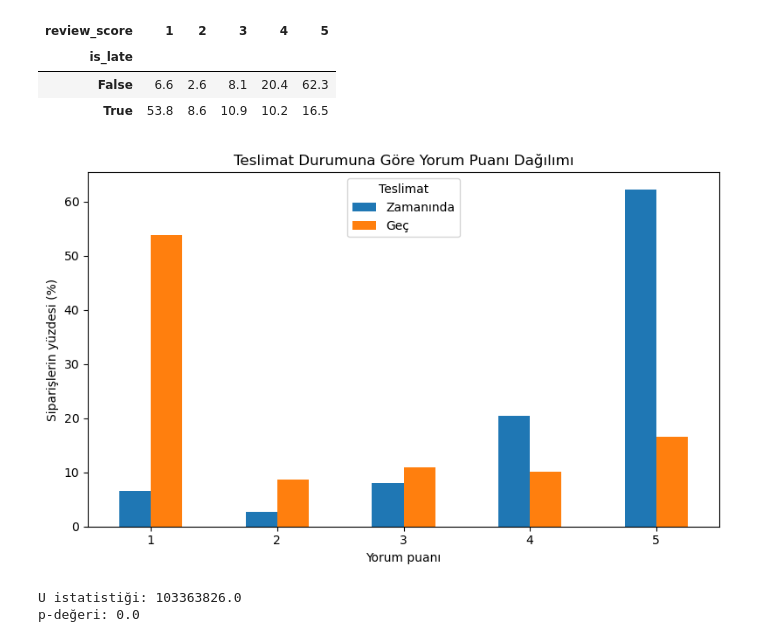
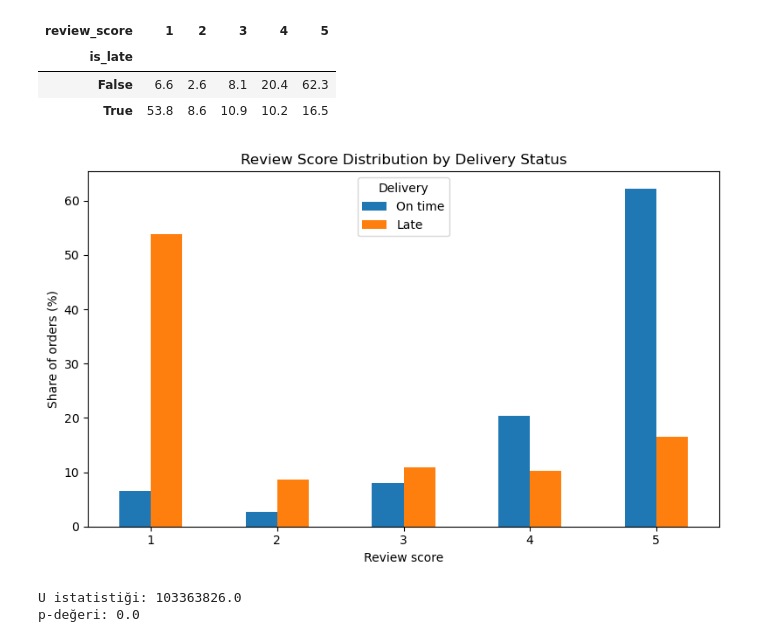
Before and after one commit to senamekikoglu/olist-delivery-satisfaction-analysis, a Jupyter notebook: notebooks/01_data_exploration.ipynb, the cells around one changed output. Drawn from its saved outputs; the diff is of its cells as text; code cells hidden in the pictures.

```diff
--- a/notebooks/01_data_exploration.ipynb
+++ b/notebooks/01_data_exploration.ipynb
@@ -138,20 +138,20 @@ pd.crosstab(df["is_late"], df["review_score"], normalize="index").round(3) * 100
 # %%
 import matplotlib.pyplot as plt
 
 dist = pd.crosstab(df["is_late"], df["review_score"], normalize="index") * 100
-dist.index = ["Zamanında", "Geç"]
+dist.index = ["On time", "Late"]
 
 dist.T.plot(kind="bar", figsize=(8, 5))
-plt.title("Teslimat Durumuna Göre Yorum Puanı Dağılımı")
-plt.xlabel("Yorum puanı")
-plt.ylabel("Siparişlerin yüzdesi (%)")
+plt.title("Review Score Distribution by Delivery Status")
+plt.xlabel("Review score")
+plt.ylabel("Share of orders (%)")
 plt.xticks(rotation=0)
-plt.legend(title="Teslimat")
+plt.legend(title="Delivery")
 plt.tight_layout()
 plt.savefig("../images/score_distribution.png", dpi=150)
 plt.show()
 # %% [output]
-[figure, old version]
+[figure, new version]
 # %%
 from scipy.stats import mannwhitneyu
 
```
Also changed, not shown: parts of 2 cells of this notebook, 2 other files.
